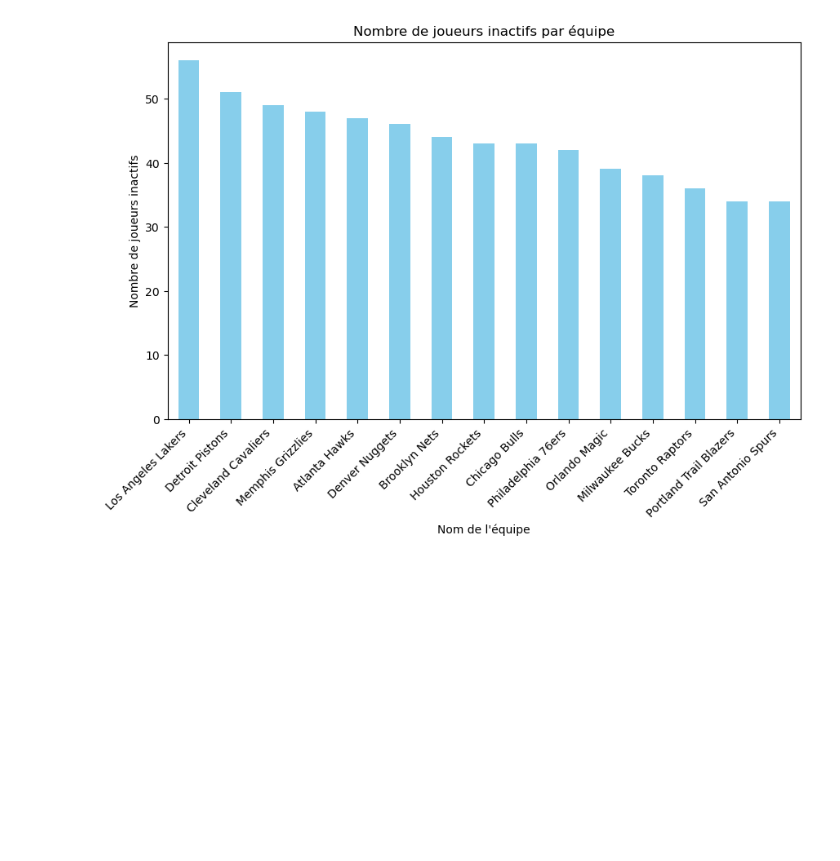
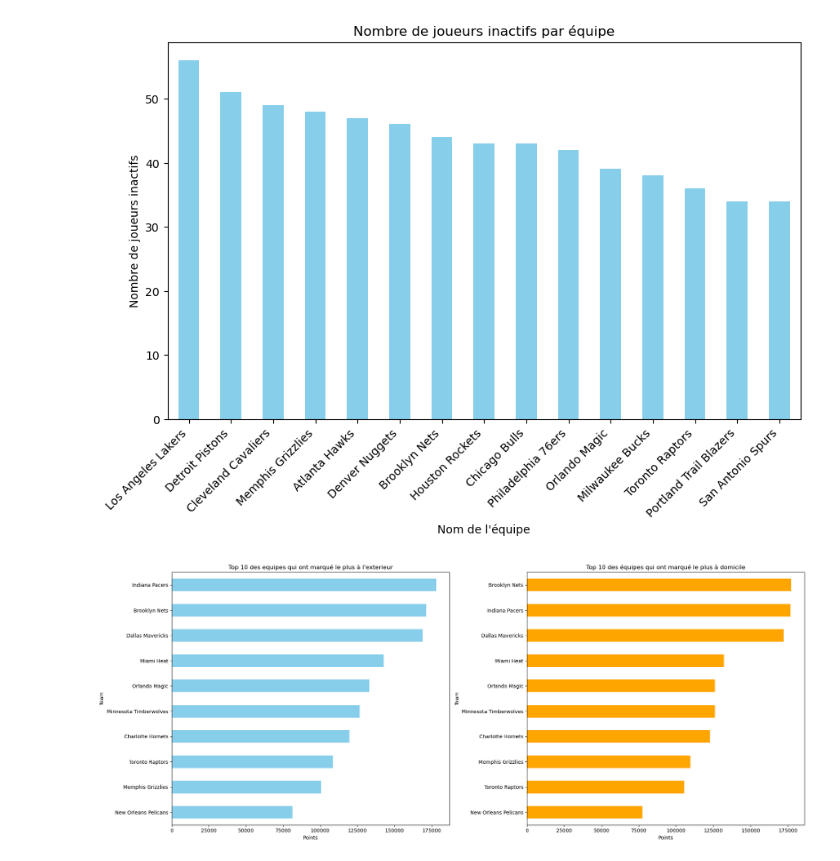
Before and after one commit to yomarhub/NbaAnalyse, a Jupyter notebook: nbaAnalyse.ipynb, the cells around one changed output. Cells and saved outputs as stored; diff of their text form; code cells hidden in the pictures; blank space fills up the shorter version.

```diff
--- a/nbaAnalyse.ipynb
+++ b/nbaAnalyse.ipynb
@@ -1,8 +0,0 @@
-# %%
-import os
-import pandas as pd
-
-table = {}
-for file in ['./data/raw/common_player_info.csv', './data/raw/draft_combine_stats.csv', './data/raw/draft_history.csv', './data/raw/game.csv', './data/raw/game_info.csv', './data/raw/game_summary.csv', './data/raw/inactive_players.csv', './data/raw/line_score.csv', './data/raw/officials.csv', './data/raw/other_stats.csv', './data/raw/player.csv', './data/raw/team.csv']:
-    filename = os.path.splitext(os.path.basename(file))[0]
-    table[filename] = pd.read_csv(file)
@@ -65,3 +52,46 @@ plt.xticks(rotation=45, ha='right')
 plt.show()
 # %% [output]
 [figure]
+# %%
+equipe_score_home = table['line_score'][['team_id_home', 'pts_home']].groupby("team_id_home").sum()
+equipe_score_away = table['line_score'][['team_id_away', 'pts_away']].groupby("team_id_away").sum()
+
+teams = table['team']
+equipe_score_home = equipe_score_home.merge(teams, left_on="team_id_home", right_on="id")
+equipe_score_away = equipe_score_away.merge(teams, left_on="team_id_away", right_on="id")
+
+best_score_home = equipe_score_home.sort_values("pts_home", ascending=True).head(10)
+best_score_away = equipe_score_away.sort_values("pts_away", ascending=True).head(10)
+
+fig, ax = plt.subplots(1, 2, figsize=(20, 8))
+
+best_score_away.plot(
+    kind="barh",
+    x="full_name",
+    y="pts_away",
+    ax=ax[0],
+    color="skyblue",
+    legend=False
+)
+ax[0].set_title("Top 10 des equipes qui ont marqué le plus à l'exterieur")
+ax[0].set_xlabel("Points")
+ax[0].set_ylabel("Team")
+
+
+best_score_home.plot(
+    kind="barh",
+    x="full_name",
+    y="pts_home",
+    ax=ax[1],
+    color="orange",
+    legend=False
+)
+ax[1].set_title("Top 10 des équipes qui ont marqué le plus à domicile")
+ax[1].set_xlabel("Points")
+ax[1].set_ylabel("Team")
+
+# Show the plot
+plt.tight_layout()
+plt.show()
+# %% [output]
+[figure, added]
```
Also changed, not shown: parts of 6 cells of this notebook.
